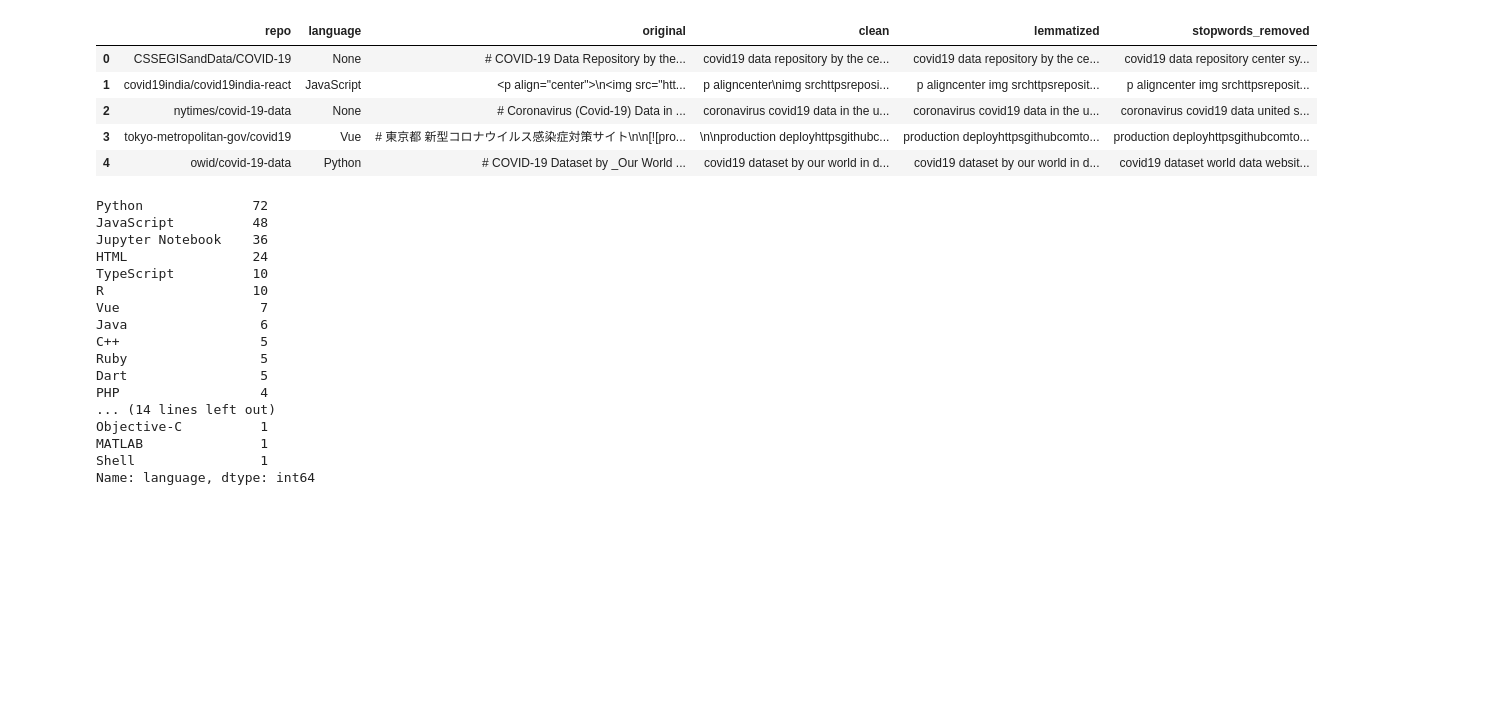
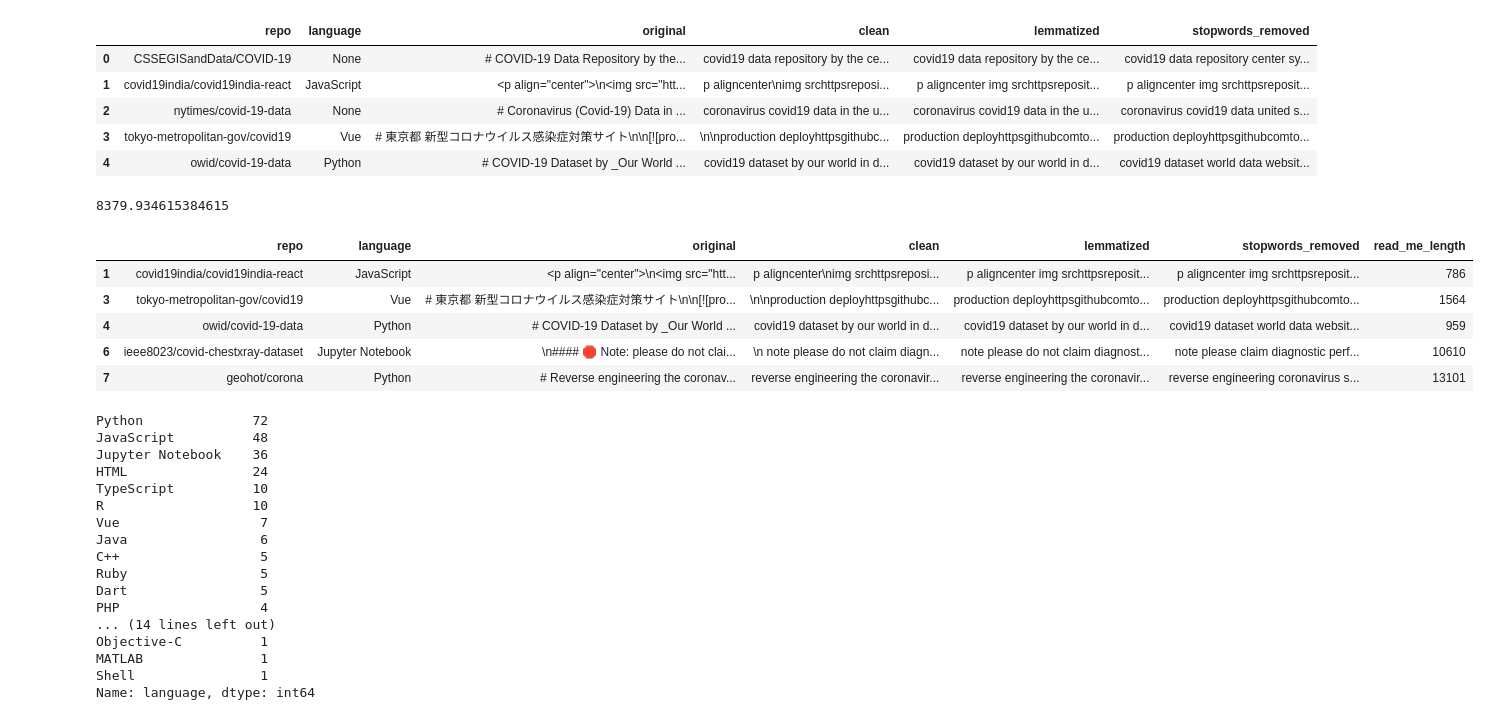
Before and after one commit to NLP-Project-CRT/NLP-Project, a Jupyter notebook: Tasha Initial.ipynb, the cells around one changed output. Cells and saved outputs as stored; diff of their text form; code cells hidden in the pictures; blank space fills up the shorter version.

```diff
--- a/Tasha Initial.ipynb
+++ b/Tasha Initial.ipynb
@@ -74,6 +74,24 @@ df.head()
 | 2 | nytimes/covid-19-data | None | # Coronavirus (Covid-19) Data in ... | coronavirus covid19 data in the u... | coronavirus covid19 data in the u... | coronavirus covid19 data united s... |
 | 3 | tokyo-metropolitan-gov/covid19 | Vue | # 東京都 新型コロナウイルス感染症対策サイト\n\n[![pro... | \n\nproduction deployhttpsgithubc... | production deployhttpsgithubcomto... | production deployhttpsgithubcomto... |
 | 4 | owid/covid-19-data | Python | # COVID-19 Dataset by _Our World ... | covid19 dataset by our world in d... | covid19 dataset by our world in d... | covid19 dataset world data websit... |
+# %%
+#create columns that has length of characters in readme
+df['read_me_length'] = df.original.apply(lambda row: len(row))
+# %%
+#avearage length of characters in readme
+df.read_me_length.mean()
+# %% [output]
+8379.934615384615
+# %%
+#take a look at columns
+df.head()
+# %% [output]
+|  | repo | language | original | clean | lemmatized | stopwords_removed | read_me_length |
+| 1 | covid19india/covid19india-react | JavaScript | <p align="center">\n<img src="htt... | p aligncenter\nimg srchttpsreposi... | p aligncenter img srchttpsreposit... | p aligncenter img srchttpsreposit... | 786 |
+| 3 | tokyo-metropolitan-gov/covid19 | Vue | # 東京都 新型コロナウイルス感染症対策サイト\n\n[![pro... | \n\nproduction deployhttpsgithubc... | production deployhttpsgithubcomto... | production deployhttpsgithubcomto... | 1564 |
+| 4 | owid/covid-19-data | Python | # COVID-19 Dataset by _Our World ... | covid19 dataset by our world in d... | covid19 dataset by our world in d... | covid19 dataset world data websit... | 959 |
+| 6 | ieee8023/covid-chestxray-dataset | Jupyter Notebook | \n#### 🛑 Note: please do not clai... | \n note please do not claim diagn... | note please do not claim diagnost... | note please claim diagnostic perf... | 10610 |
+| 7 | geohot/corona | Python | # Reverse engineering the coronav... | reverse engineering the coronavir... | reverse engineering the coronavir... | reverse engineering coronavirus s... | 13101 |
 # %%
 def clean(text):
     '''
```
Also changed, not shown: parts of 3 cells of this notebook.
